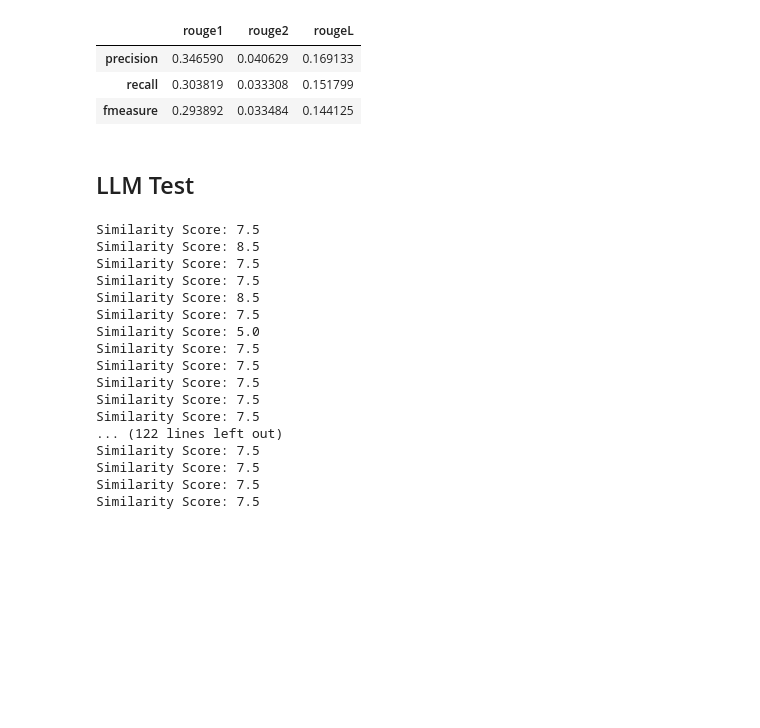
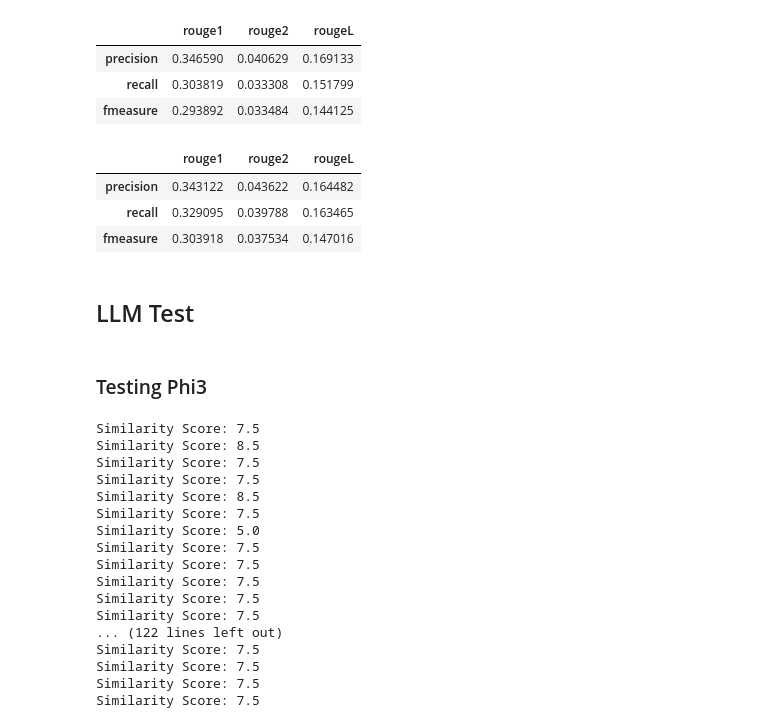
Before and after one commit to mlgomez0/Health_Therapist, a Jupyter notebook: backend/ml_models/LLMs_fine_tuning/phi3-qlora/test_phi3.ipynb, the cells around one changed output. Saved outputs shown, nothing was run; the diff lists cells and outputs as text; code cells hidden in the pictures; blank space fills up the shorter version.

```diff
--- a/backend/ml_models/LLMs_fine_tuning/phi3-qlora/test_phi3.ipynb
+++ b/backend/ml_models/LLMs_fine_tuning/phi3-qlora/test_phi3.ipynb
@@ -288,3 +352,5 @@ original_model_responses_df.to_excel('original_model_responses.xlsx') # saving a
 model_responses_df = pd.read_csv('model_responses.csv')
 # %%
 original_model_responses_df = pd.read_csv('original_model_responses.csv')
+# %%
+model_train_responses_df = pd.read_csv('model_train_responses.csv')
@@ -311,6 +380,17 @@ original_rouge_score_df.head()
 | precision | 0.346590 | 0.040629 | 0.169133 |
 | recall | 0.303819 | 0.033308 | 0.151799 |
 | fmeasure | 0.293892 | 0.033484 | 0.144125 |
+# %%
+model_train_tester = ModelTester(model_train_responses_df['therapist_output'], model_train_responses_df['output']) # Initiate tester class
+model_train_tester.calculate_rouge_score() # Calculate Rouge Score
+model_train_rouge_score = model_train_tester.test_results
+model_train_rouge_score_df = pd.DataFrame(model_train_rouge_score)
+model_train_rouge_score_df.head()
+# %% [output]
+|  | rouge1 | rouge2 | rougeL |
+| precision | 0.343122 | 0.043622 | 0.164482 |
+| recall | 0.329095 | 0.039788 | 0.163465 |
+| fmeasure | 0.303918 | 0.037534 | 0.147016 |
 # %% [markdown]
 ## LLM Test
 # %%
@@ -332,6 +412,8 @@ model_name = "mistralai/Mistral-7B-v0.1"
 
 # The endpoint for the Hugging Face inference API
 api_url = f"https://api-inference.huggingface.co/models/{model_name}"
+# %% [markdown]
+### Testing Phi3
 # %%
 def create_template(text_1, text_2, input):
   prompt = f"""
```
Also changed, not shown: parts of 41 cells of this notebook, 3 other files.
